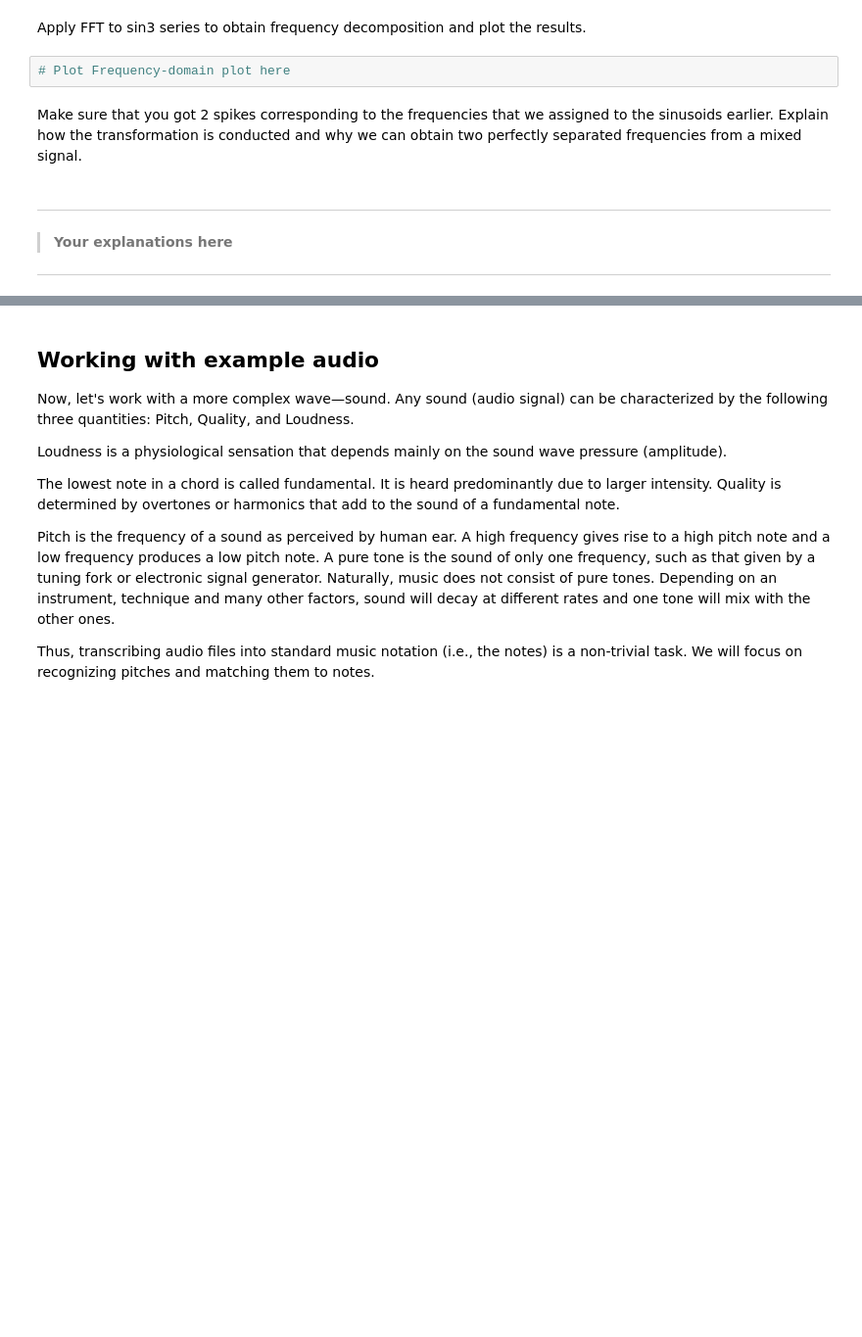
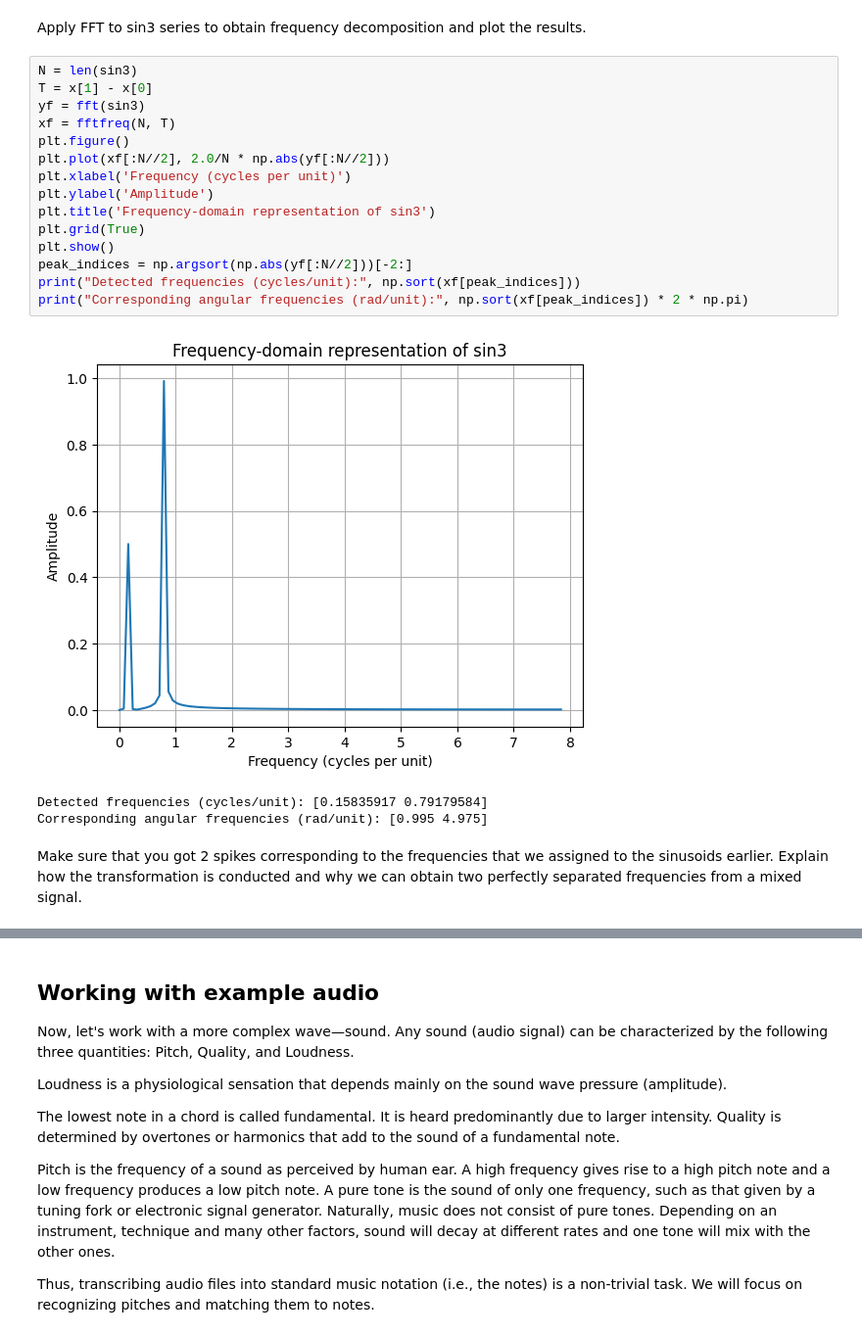
Before and after one commit to Shopska/LA_lab_2, a Jupyter notebook: LA_Lab_2_Template_2025.ipynb, the cells around one changed output, grey strips where cells are left out. Shown at 98% size. Cells and saved outputs as stored; diff of their text form; blank space fills up the shorter version.

```diff
--- a/LA_Lab_2_Template_2025.ipynb
+++ b/LA_Lab_2_Template_2025.ipynb
@@ -43,11 +44,23 @@ plt.show()
 # %% [markdown]
 Apply FFT to sin3 series to obtain frequency decomposition and plot the results.
-# %%
-# Plot Frequency-domain plot here
+# %%
+N = len(sin3)
+T = x[1] - x[0]
+yf = fft(sin3)
+xf = fftfreq(N, T)
+plt.figure()
+plt.plot(xf[:N//2], 2.0/N * np.abs(yf[:N//2]))
+plt.xlabel('Frequency (cycles per unit)')
+plt.ylabel('Amplitude')
+plt.title('Frequency-domain representation of sin3')
+plt.grid(True)
+plt.show()
+peak_indices = np.argsort(np.abs(yf[:N//2]))[-2:]
+print("Detected frequencies (cycles/unit):", np.sort(xf[peak_indices]))
+print("Corresponding angular frequencies (rad/unit):", np.sort(xf[peak_indices]) * 2 * np.pi)
+# %% [output]
+[figure, added]
+Detected frequencies (cycles/unit): [0.15835917 0.79179584]
+Corresponding angular frequencies (rad/unit): [0.995 4.975]
 # %% [markdown]
 Make sure that you got 2 spikes corresponding to the frequencies that we assigned to the sinusoids earlier. Explain how the transformation is conducted and why we can obtain two perfectly separated frequencies from a mixed signal.
-# %% [markdown]
----
->**Your explanations here**
-
----
```
Also changed, not shown: parts of 3 cells of this notebook, 1 other file.
